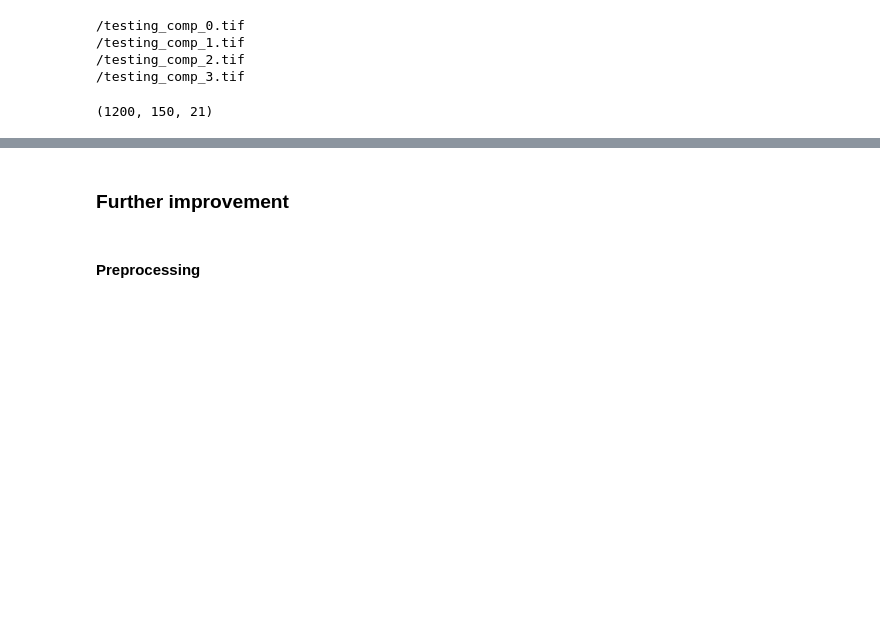
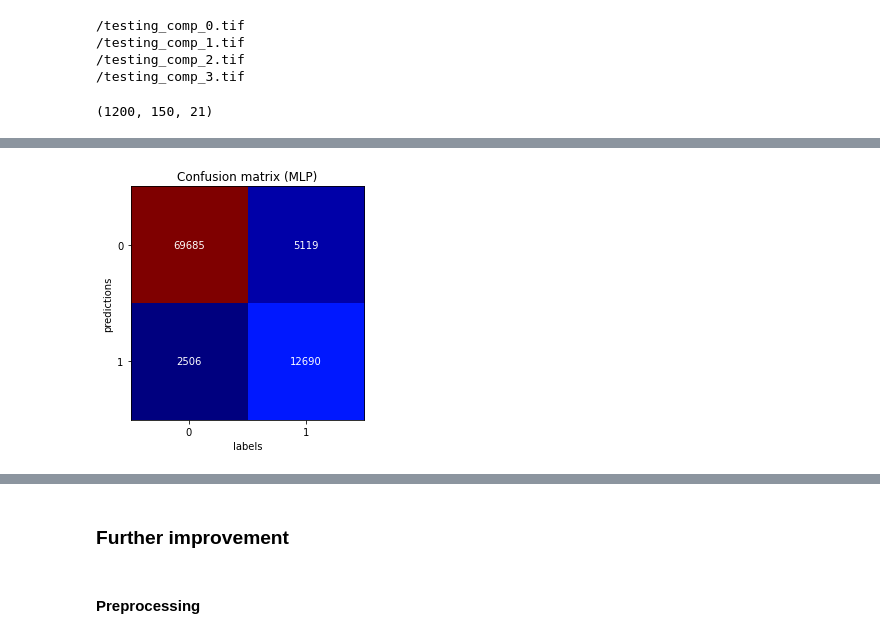
Before and after one commit to asrenninger/sensing, a Jupyter notebook: python/gee.ipynb, the cells around one changed output, grey strips where cells are left out. Saved outputs shown, nothing was run; the diff lists cells and outputs as text; code cells hidden in the pictures; blank space fills up the shorter version.

```diff
--- a/python/gee.ipynb
+++ b/python/gee.ipynb
@@ -966,0 +973,9 @@ Test accuracy:  0.9146222472190857
+# %%
+img[np.isnan(img)] = 0
+# %%
+resp = img[:, :, 1]
+flat = resp.flatten()
+print(flat.shape)
+
+pred = np.zeros([flat.shape[0], 19])
+print(pred.shape)
@@ -966,0 +987,7 @@ Test accuracy:  0.9146222472190857
+# %%
+for i in np.arange(0, pred.shape[1]):
+  data = img[:, :, i + 2]
+
+  scaler = preprocessing.StandardScaler().fit(data)
+  scaled = scaler.transform(data)
+  pred[:, i] = scaled.flatten()
@@ -966,0 +1010,3 @@ Test accuracy:  0.9146222472190857
+# %%
+y_pred = model.predict_classes(X_test, verbose = 1)
+y_real = np.argmax(y_test, axis = 1)
@@ -966,0 +1017,24 @@ Test accuracy:  0.9146222472190857
+# %%
+cm = confusion_matrix(y_pred, y_real)
+
+fig, ax = plt.subplots()
+im = ax.imshow(cm, cmap = 'jet')
+
+ax.set_xticks(np.arange(len(np.unique(y_pred))))
+ax.set_yticks(np.arange(len(np.unique(y_real))))
+ax.set_xticklabels(np.unique(y_pred))
+ax.set_yticklabels(np.unique(y_real))
+
+for i in range(len(np.unique(y_pred))):
+    for j in range(len(np.unique(y_real))):
+        text = ax.text(j, i, cm[i, j],
+                       ha="center", va="center", color="w")
+
+ax.set_title("Confusion matrix (MLP)")
+fig.tight_layout()
+
+plt.xlabel('labels')
+plt.ylabel('predictions')
+plt.show()
+# %% [output]
+[figure, added]
```
Also changed, not shown: parts of 76 cells of this notebook.
